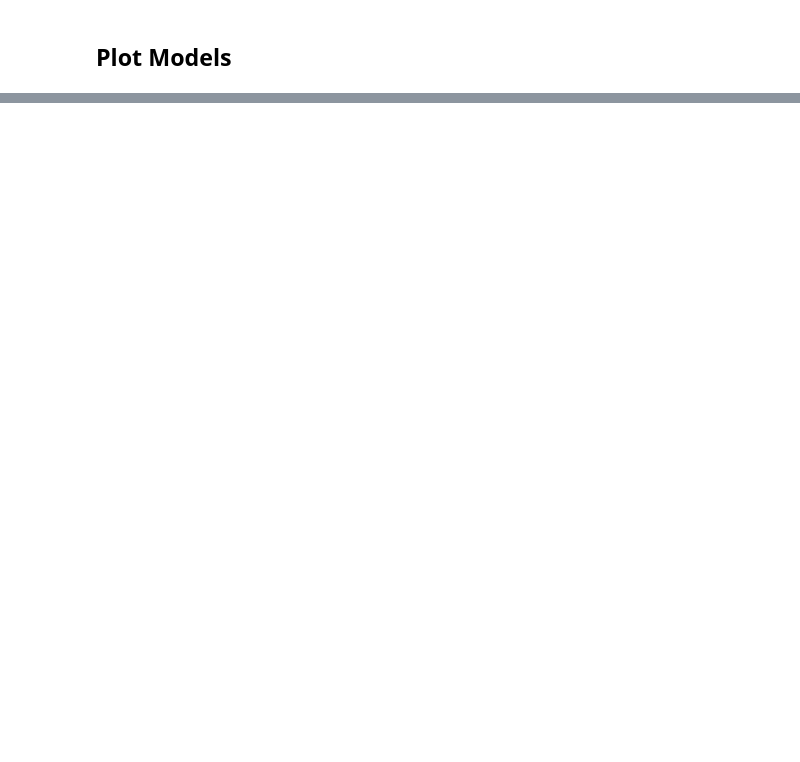
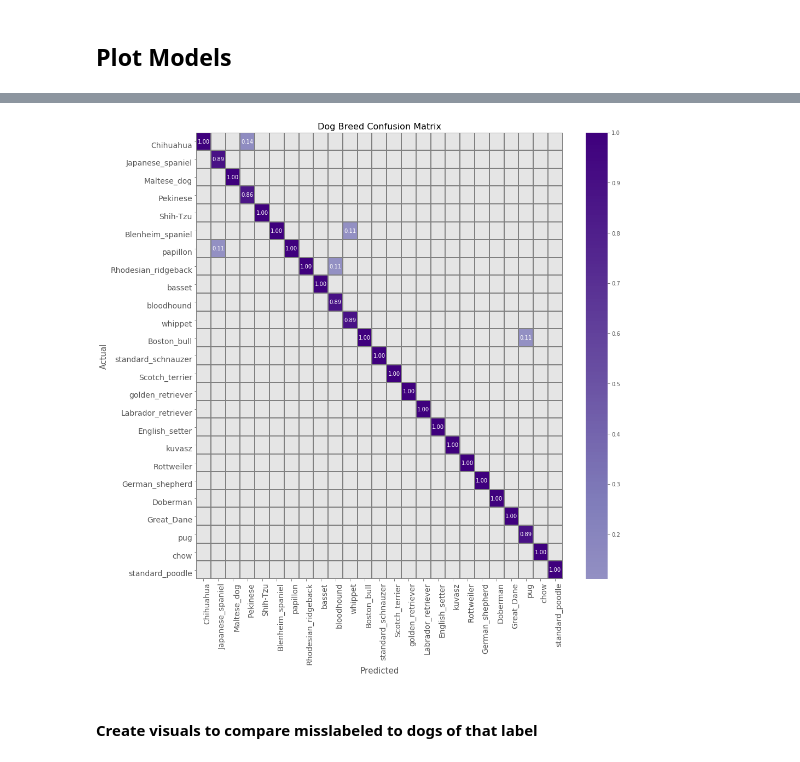
Before and after one commit to hberginc/Who-s_Your_Doggy, a Jupyter notebook: Visualize Predictions.ipynb, the cells around one changed output, grey strips where cells are left out. Saved outputs shown, nothing was run; the diff lists cells and outputs as text; code cells hidden in the pictures; blank space fills up the shorter version.

```diff
--- a/Visualize Predictions.ipynb
+++ b/Visualize Predictions.ipynb
@@ -145,0 +195,31 @@ Pred- Japanese_spaniel
+# %%
+predicted_class_indices = np.argmax(predictions,axis=1)
+
+labels = validation_generator229.class_indices
+labels = dict((v,k) for k,v in labels.items())
+lst = list(labels.values())
+real_labels = ['-'.join(lab.split('-')[1:]) for lab in lst]
+
+df_cm = pd.DataFrame(confusion_arr, index = [i for i in real_labels],
+              columns = [i for i in real_labels])
+df_cm = df_cm/df_cm[df_cm.columns].sum()
+df_cm[df_cm == 0] = np.nan
+# %%
+f_size = 14
+fig, ax = plt.subplots(1, figsize = (15,15))
+
+sns.heatmap(df_cm, annot=True, cmap='Purples', ax = ax, fmt='.2f', cbar=True, center = 0.02, linewidths=1, linecolor='grey' )
+ax.set_title('Dog Breed Confusion Matrix', fontsize=16)
+ax.set_xlabel('Predicted', fontsize=15)
+ax.set_ylabel('Actual', fontsize=15)
+ax.set_xticklabels(real_labels, rotation=90, fontsize=f_size, ha='left')
+ax.set_yticklabels(real_labels, fontsize=f_size, va = 'top')
+# for t in ax.texts:
+#     t.set_text(t.get_text() + " %")
+
+plt.savefig('visuals/confusion_mtx.png')
+plt.show();
+# %% [output]
+[figure, added]
+# %% [markdown]
+#### Create visuals to compare misslabeled to dogs of that label
```
Also changed, not shown: parts of 49 cells of this notebook, 37 other files.
